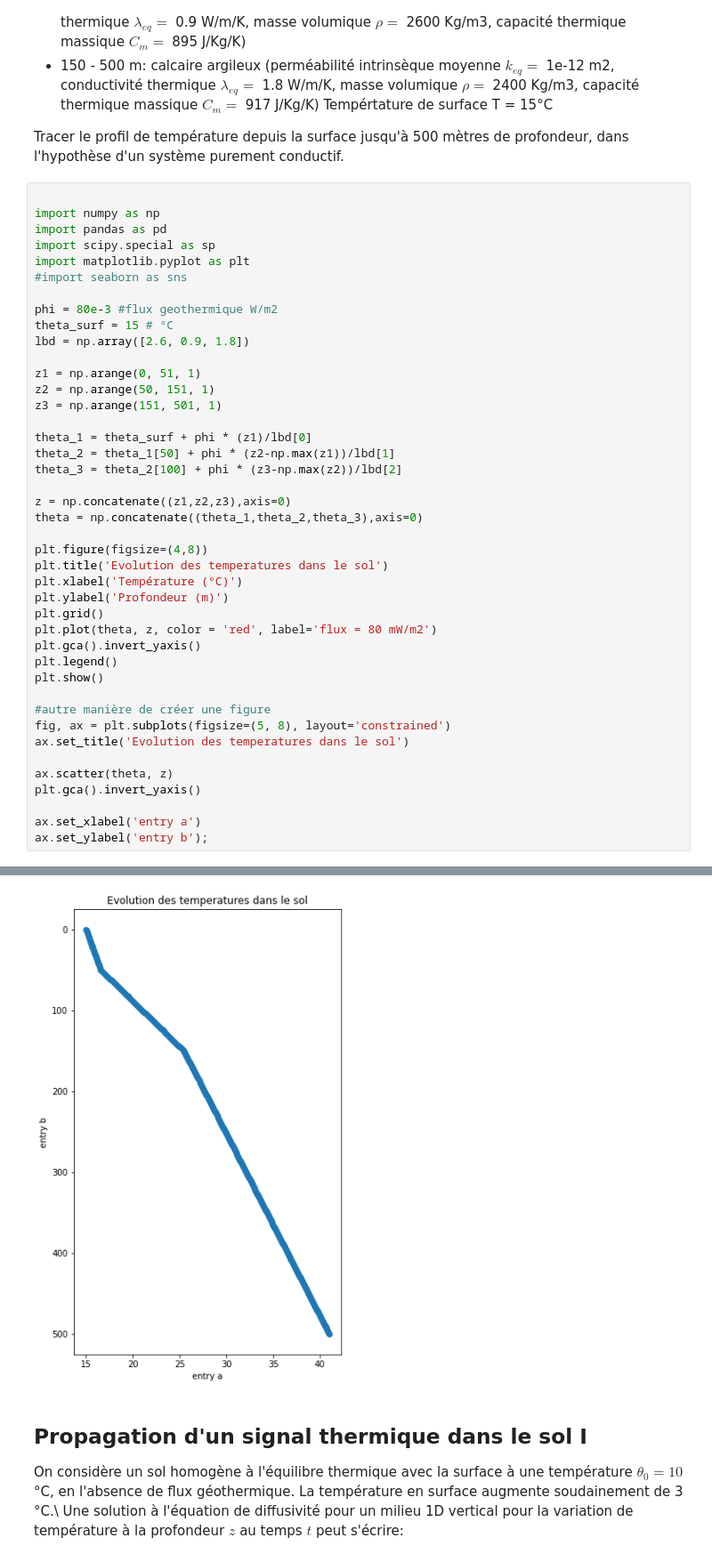
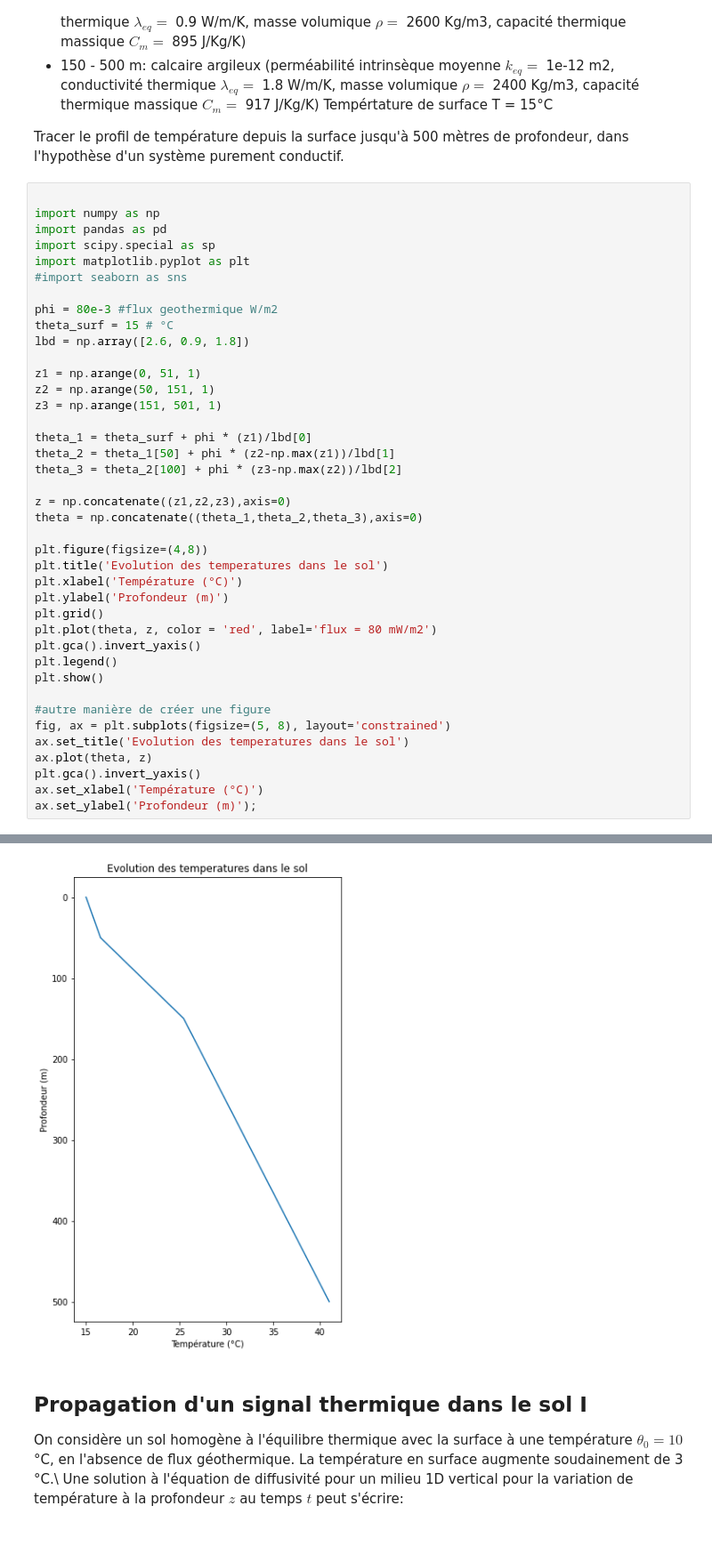
Before and after one commit to larroque852/NB_ENS3_geothermie, a Jupyter notebook: ENS3_GEOTH_EXO.ipynb, the cells around one changed output, grey strips where cells are left out. Shown: that part at 89% size. Drawn from its saved outputs; the diff is of its cells as text.

```diff
--- a/ENS3_GEOTH_EXO.ipynb
+++ b/ENS3_GEOTH_EXO.ipynb
@@ -61,39 +61,37 @@ phi = 80e-3 #flux geothermique W/m2
 theta_surf = 15 # °C
 lbd = np.array([2.6, 0.9, 1.8])
 
 z1 = np.arange(0, 51, 1)
 z2 = np.arange(50, 151, 1)
 z3 = np.arange(151, 501, 1)
 
 theta_1 = theta_surf + phi * (z1)/lbd[0]
 theta_2 = theta_1[50] + phi * (z2-np.max(z1))/lbd[1]
 theta_3 = theta_2[100] + phi * (z3-np.max(z2))/lbd[2]
 
 z = np.concatenate((z1,z2,z3),axis=0)
 theta = np.concatenate((theta_1,theta_2,theta_3),axis=0)
 
 plt.figure(figsize=(4,8))
 plt.title('Evolution des temperatures dans le sol')
 plt.xlabel('Température (°C)')
 plt.ylabel('Profondeur (m)')
 plt.grid()
 plt.plot(theta, z, color = 'red', label='flux = 80 mW/m2')
 plt.gca().invert_yaxis()
 plt.legend()
 plt.show()
 
 #autre manière de créer une figure
 fig, ax = plt.subplots(figsize=(5, 8), layout='constrained')
 ax.set_title('Evolution des temperatures dans le sol')
-
-ax.scatter(theta, z)
+ax.plot(theta, z)
 plt.gca().invert_yaxis()
-
-ax.set_xlabel('entry a')
-ax.set_ylabel('entry b');
+ax.set_xlabel('Température (°C)')
+ax.set_ylabel('Profondeur (m)');
 # %% [output]
 [figure]
-[figure, old version]
+[figure, new version]
 # %% [markdown]
 ## Propagation d'un signal thermique dans le sol I ##
 
```
